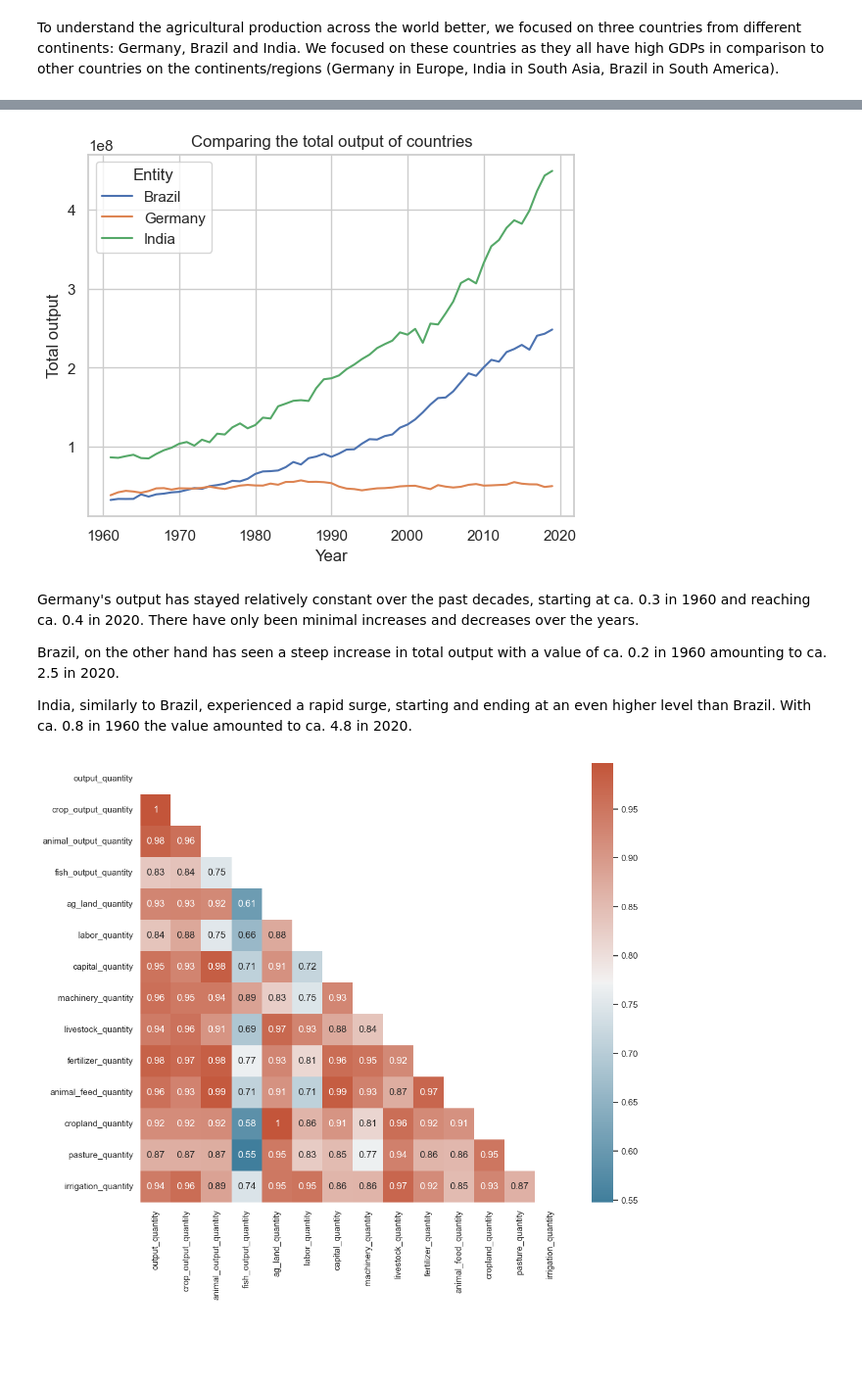
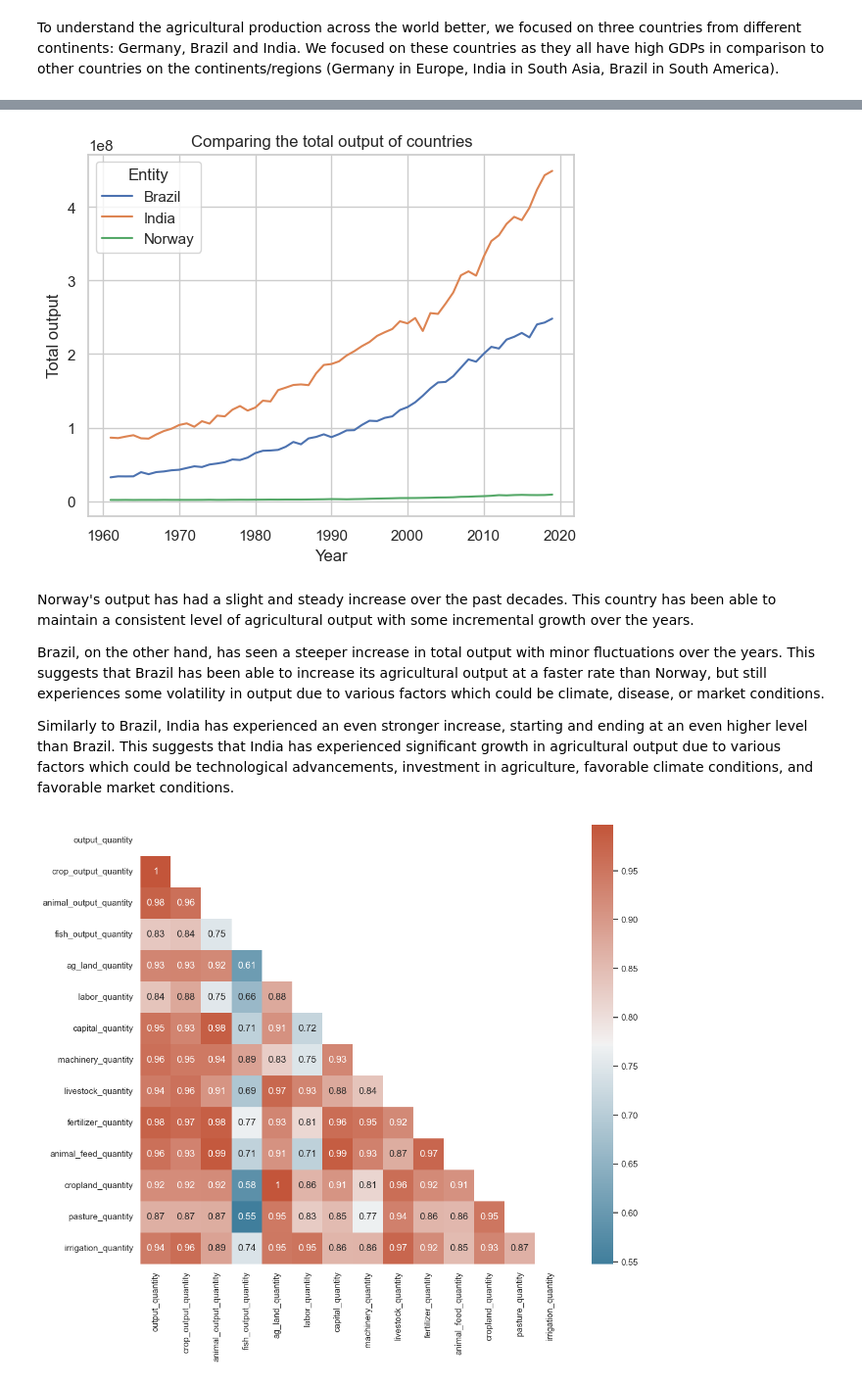
Before and after one commit to InesDew/NOVA-Agros, a Jupyter notebook: Showcase_group_16.ipynb, the cells around one changed output, grey strips where cells are left out. Shown: that part at 98% size. Saved outputs shown, nothing was run; the diff lists cells and outputs as text; code cells hidden in the pictures; blank space fills up the shorter version.

```diff
--- a/Showcase_group_16.ipynb
+++ b/Showcase_group_16.ipynb
@@ -38,18 +55,16 @@ obj.output_area_plot("Germany")
 # %%
 # Method 5
-countries = ["Germany", "Brazil", "India"]
+countries = ["Norway", "Brazil", "India"]
 obj.output_over_time(countries)
 # %% [output]
-[figure, old version]
+[figure, new version]
 # %% [markdown]
-Germany's output has stayed relatively constant over the past decades, starting at ca. 0.3 in 1960
-and reaching ca. 0.4 in 2020. There have only been minimal increases and decreases over the years.
+Norway's output has had a slight and steady increase over the past decades. This country has been able to maintain a consistent level of agricultural output with some incremental growth over the years.
 
-Brazil, on the other hand has seen a steep increase in total output with a value of ca. 0.2
-in 1960 amounting to ca. 2.5 in 2020.
+Brazil, on the other hand, has seen a steeper increase in total output with minor fluctuations over the years.
+This suggests that Brazil has been able to increase its agricultural output at a faster rate than Norway, but still experiences some volatility in output due to various factors which could be climate, disease, or market conditions.
 
-India, similarly to Brazil, experienced a rapid surge, starting and ending at an even higher level
-than Brazil. With ca. 0.8 in 1960 the value amounted to ca. 4.8 in 2020.
+Similarly to Brazil, India has experienced an even stronger increase, starting and ending at an even higher level than Brazil. This suggests that India has experienced significant growth in agricultural output due to various factors which could be technological advancements, investment in agriculture, favorable climate conditions, and favorable market conditions.
 # %%
 # Method 3
 obj.correlate_quantities()
```
Also changed, not shown: parts of 4 cells of this notebook.
